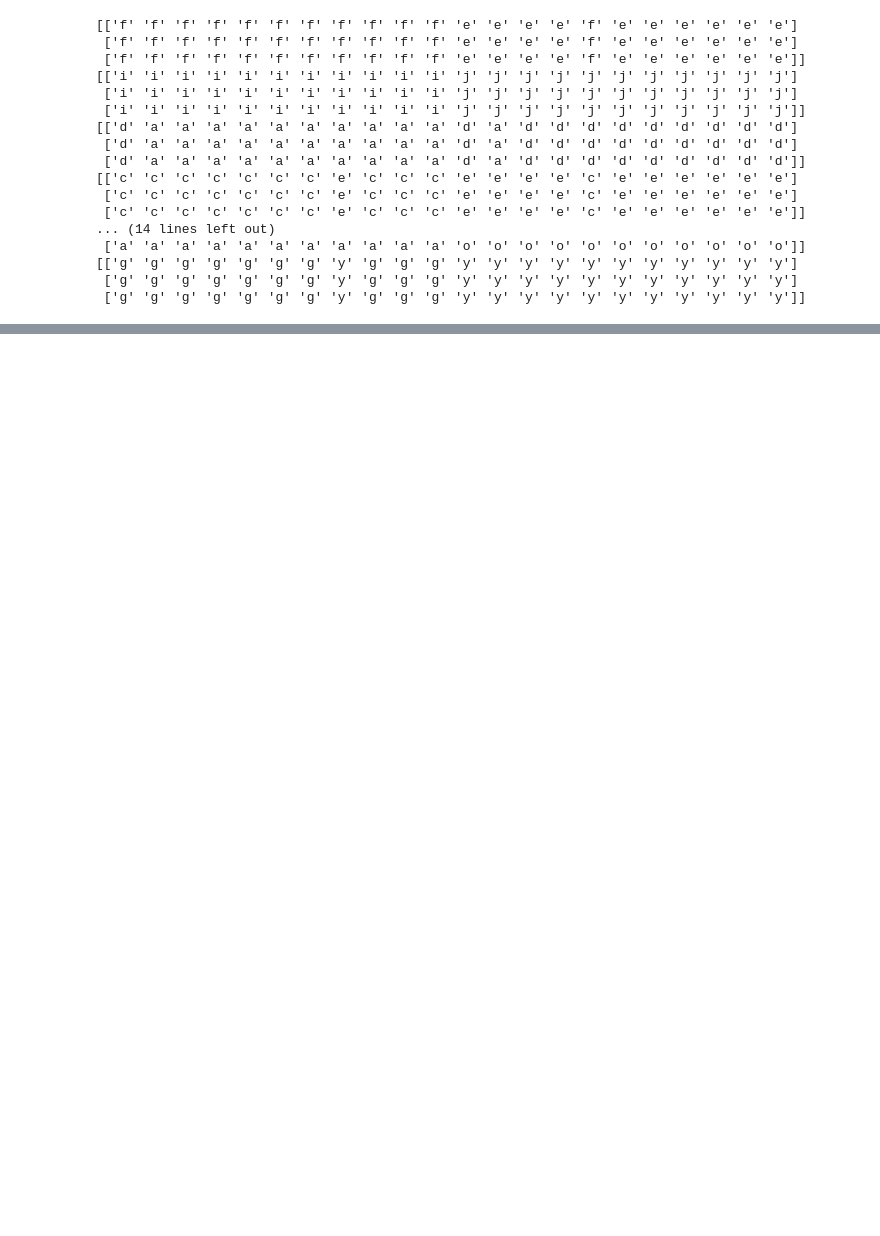
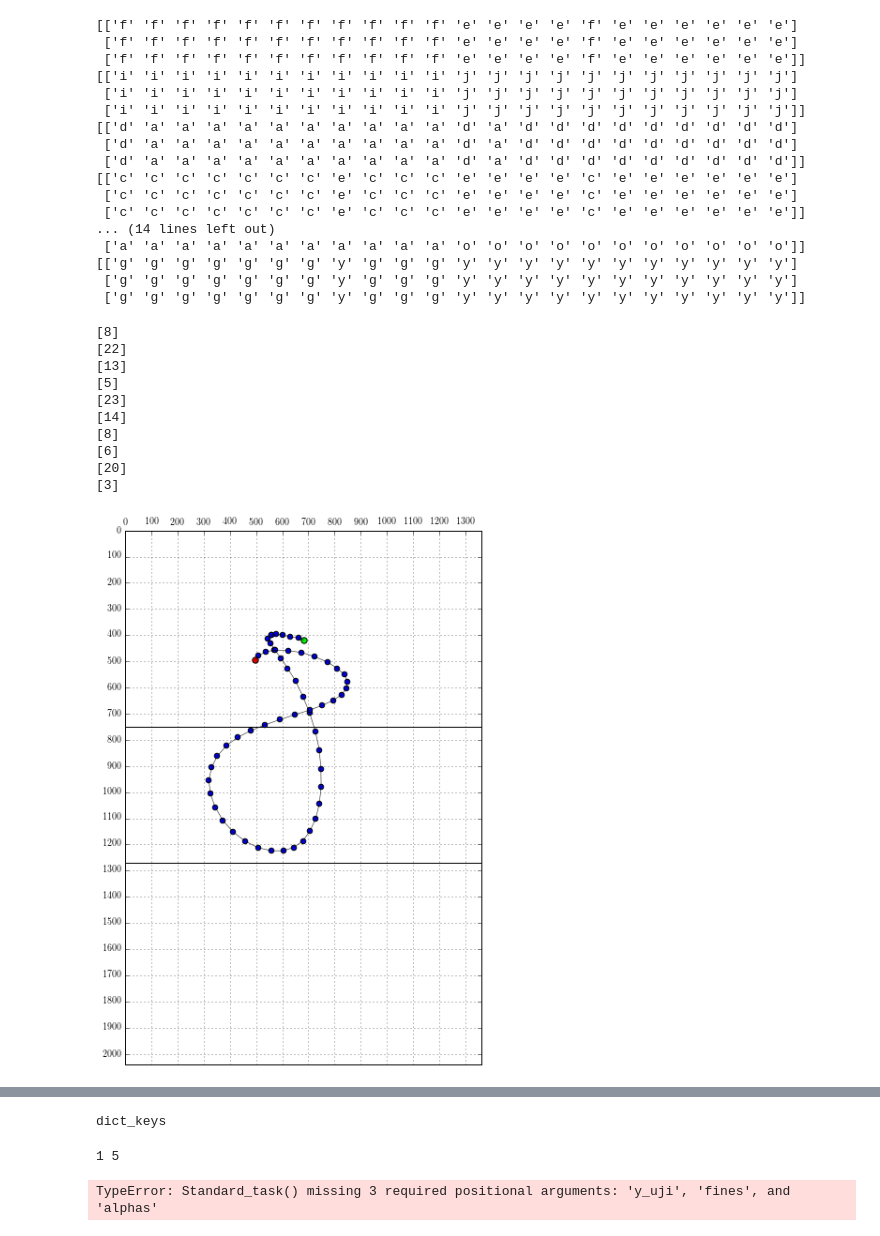
Before and after one commit to kvas7andy/OHR_SmoothSVM, a Jupyter notebook: KV_hw/KV_hw_svm_1.ipynb, the cells around one changed output, grey strips where cells are left out. Saved outputs shown, nothing was run; the diff lists cells and outputs as text; code cells hidden in the pictures; blank space fills up the shorter version.

Commit message:
---New Multiclass Solvers for Standard Task(not done); ---Stadard Task (not done)

```diff
--- a/KV_hw/KV_hw_svm_1.ipynb
+++ b/KV_hw/KV_hw_svm_1.ipynb
@@ -226,2 +228,0 @@ Result = Letter_compare_predictions(real_data, np.array([['f', 'e'], ['i', 'j'],
-# %%
-def Standard_task()
@@ -249,3 +248,17 @@ with change_printopt(threshold=100):
 [['g' 'g' 'g' 'g' 'g' 'g' 'g' 'y' 'g' 'g' 'g' 'y' 'y' 'y' 'y' 'y' 'y' 'y' 'y' 'y' 'y' 'y']
  ['g' 'g' 'g' 'g' 'g' 'g' 'g' 'y' 'g' 'g' 'g' 'y' 'y' 'y' 'y' 'y' 'y' 'y' 'y' 'y' 'y' 'y']
  ['g' 'g' 'g' 'g' 'g' 'g' 'g' 'y' 'g' 'g' 'g' 'y' 'y' 'y' 'y' 'y' 'y' 'y' 'y' 'y' 'y' 'y']]
+# %%
+Standard_task(real_data, np.array([0, 0, 0]), np.array([1]))
+# %% [output]
+[8]
+[22]
+[13]
+[5]
+[23]
+[14]
+[8]
+[6]
+[20]
+[3]
+[figure, added]
@@ -251,0 +274,14 @@ with change_printopt(threshold=100):
+# %%
+type(lexicon.keys())
+# %% [output]
+dict_keys
+# %%
+def lol1(apple=1, fine=2):
+    print(apple, fine)
+
+def lol(**kwargs):
+    lol1(**kwargs)
+
+lol(fine=5)
+# %% [output]
+1 5
@@ -251,0 +313,4 @@ with change_printopt(threshold=100):
+# %%
+Result_standard = Standard_task(...)
+# %% [output]
+TypeError: Standard_task() missing 3 required positional arguments: 'y_uji', 'fines', and 'alphas'
```
Also changed, not shown: parts of 14 cells of this notebook, 1 other file.
